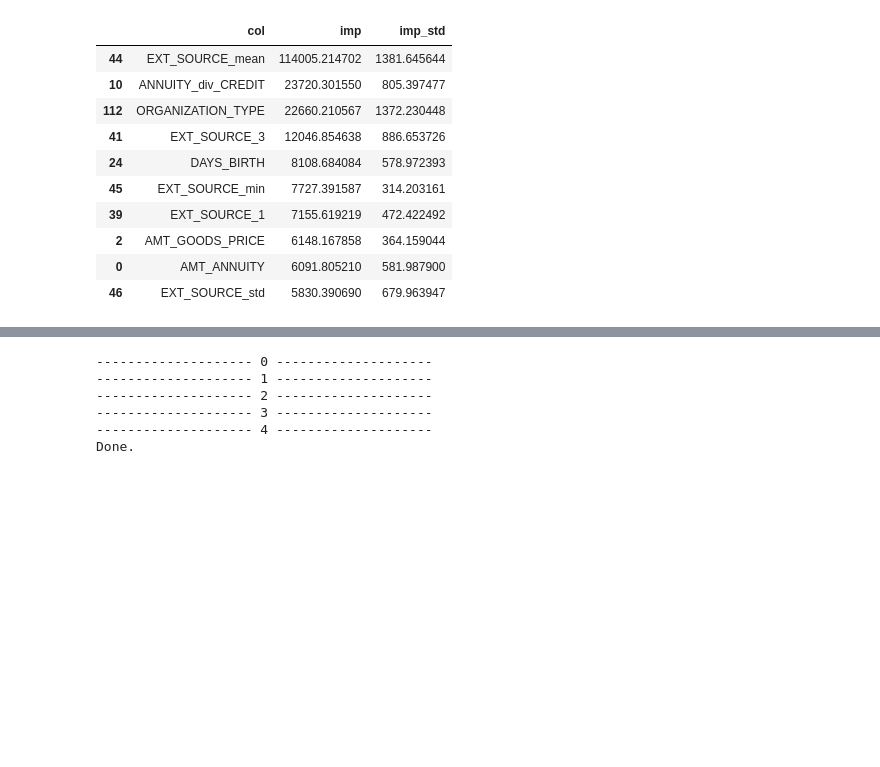
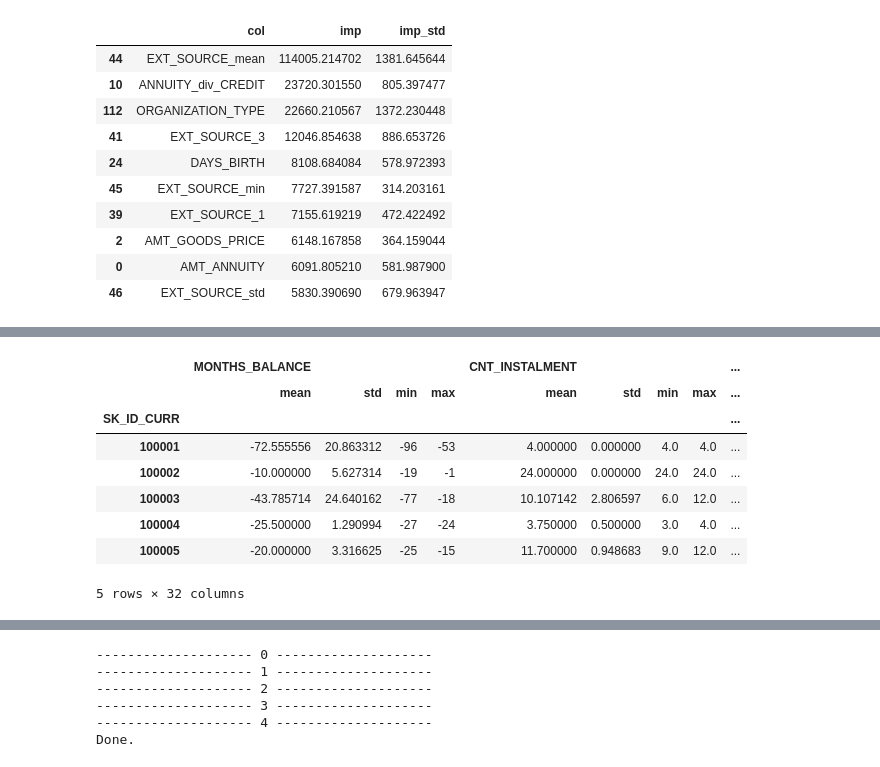
Before and after one commit to YasudaKaito/kaggle_book_morohashi, a Jupyter notebook: kaggle-book-morohashi-07-home-credit-default-risk.ipynb, the cells around one changed output, grey strips where cells are left out. Cells and saved outputs as stored; diff of their text form; code cells hidden in the pictures; blank space fills up the shorter version.

Commit message:
Kaggle Notebook | kaggle_book_morohashi_07_home_credit_default_risk | Chapter 7.4.2 Feature Engineering

```diff
--- a/kaggle-book-morohashi-07-home-credit-default-risk.ipynb
+++ b/kaggle-book-morohashi-07-home-credit-default-risk.ipynb
@@ -568,0 +505,5 @@ for col in x_test.columns:
+# %%
+pos = pd.read_csv("/kaggle/input/home-credit-default-risk/POS_CASH_balance.csv")
+pos = reduce_mem_usage(pos)
+print(pos.shape)
+pos.head()
@@ -568,0 +567,4 @@ for col in x_test.columns:
+# %%
+pos_ohe = pd.get_dummies(pos, columns=["NAME_CONTRACT_STATUS"], dummy_na=True)
+col_ohe = sorted(list(set(pos_ohe.columns) - set(pos.columns)))
+col_ohe
@@ -568,0 +582,37 @@ for col in x_test.columns:
+# %%
+# SK_ID_CURR をキーに集約
+pos_ohe_agg = pos_ohe.groupby("SK_ID_CURR").agg(
+    {
+        # 数値
+        "MONTHS_BALANCE": ["mean", "std", "min", "max"],
+        "CNT_INSTALMENT": ["mean", "std", "min", "max"],
+        "CNT_INSTALMENT_FUTURE": ["mean", "std", "min", "max"],
+        "SK_DPD": ["mean", "std", "min", "max"],
+        "SK_DPD_DEF": ["mean", "std", "min", "max"],
+        # カテゴリ変数(one hot encoding)
+        'NAME_CONTRACT_STATUS_Active': ["mean"],
+        'NAME_CONTRACT_STATUS_Amortized debt': ["mean"],
+        'NAME_CONTRACT_STATUS_Approved': ["mean"],
+        'NAME_CONTRACT_STATUS_Canceled': ["mean"],
+        'NAME_CONTRACT_STATUS_Completed': ["mean"],
+        'NAME_CONTRACT_STATUS_Demand': ["mean"],
+        'NAME_CONTRACT_STATUS_Returned to the store': ["mean"],
+        'NAME_CONTRACT_STATUS_Signed': ["mean"],
+        'NAME_CONTRACT_STATUS_XNA': ["mean"],
+        'NAME_CONTRACT_STATUS_nan': ["mean"],
+        # IDのレコード数とユニーク数
+        "SK_ID_PREV": ["count", "nunique"],
+    }
+)
+# %%
+pos_ohe_agg.head()
+# %% [output]
+|  | MONTHS_BALANCE |  |  |  | CNT_INSTALMENT |  |  |  | ... |
+|  | mean | std | min | max | mean | std | min | max | ... |
+| SK_ID_CURR |  |  |  |  |  |  |  |  | ... |
+| 100001 | -72.555556 | 20.863312 | -96 | -53 | 4.000000 | 0.000000 | 4.0 | 4.0 | ... |
+| 100002 | -10.000000 | 5.627314 | -19 | -1 | 24.000000 | 0.000000 | 24.0 | 24.0 | ... |
+| 100003 | -43.785714 | 24.640162 | -77 | -18 | 10.107142 | 2.806597 | 6.0 | 12.0 | ... |
+| 100004 | -25.500000 | 1.290994 | -27 | -24 | 3.750000 | 0.500000 | 3.0 | 4.0 | ... |
+| 100005 | -20.000000 | 3.316625 | -25 | -15 | 11.700000 | 0.948683 | 9.0 | 12.0 | ... |
+5 rows × 32 columns
```
Also changed, not shown: parts of 48 cells of this notebook.
